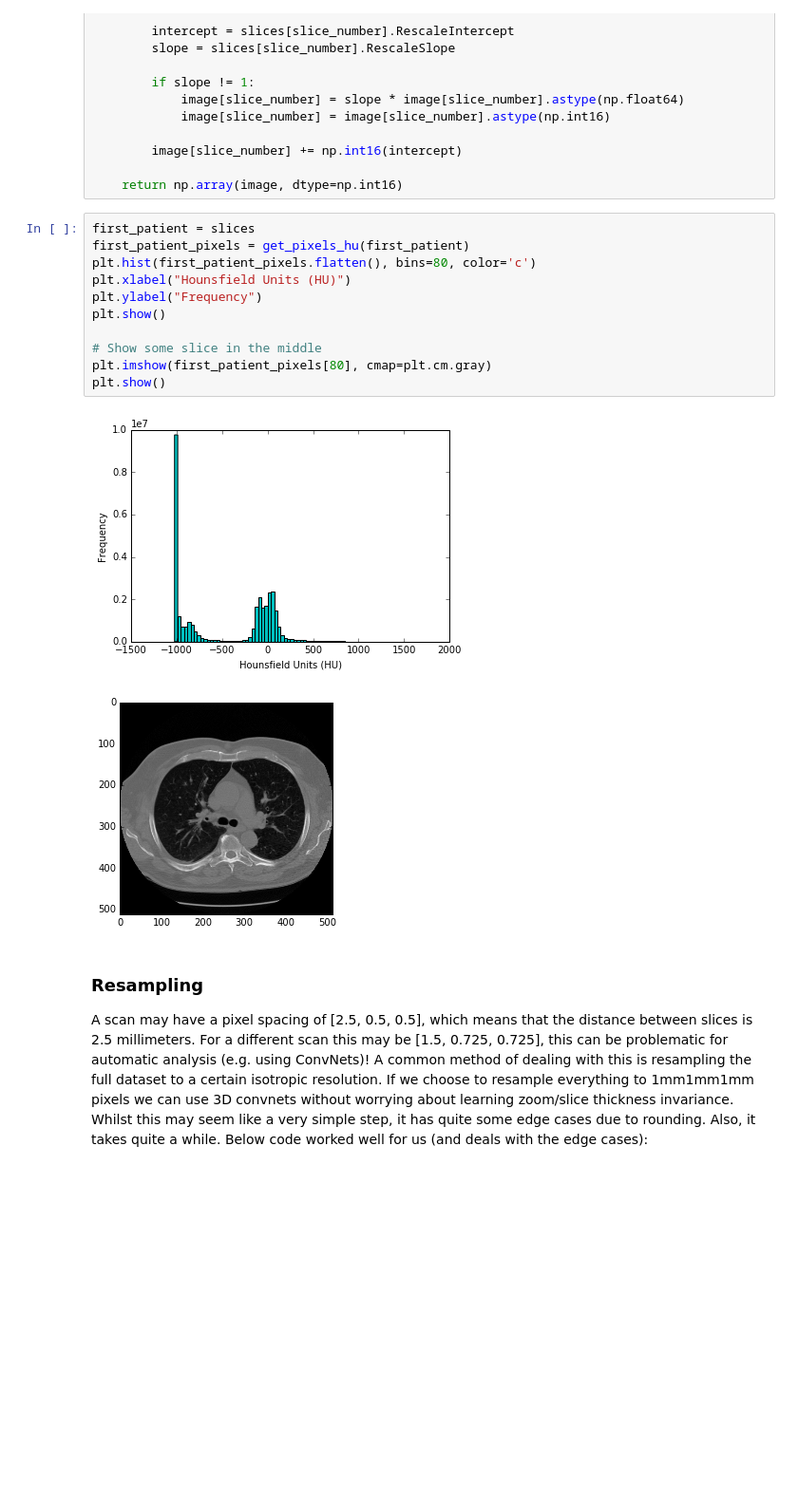
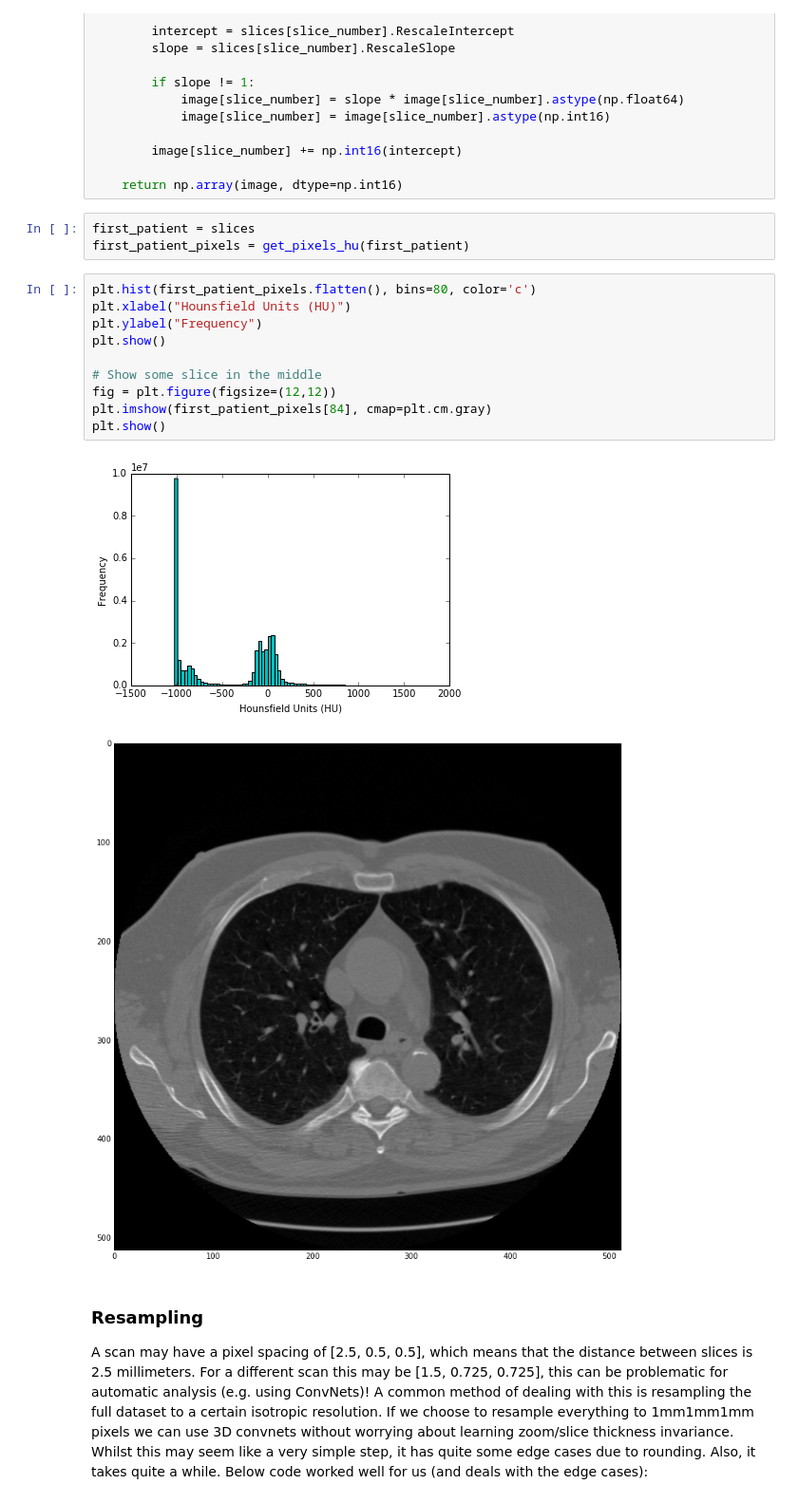
Before and after one commit to mzaradzki/health-data, a Jupyter notebook: dicom_test1.ipynb, the cells around one changed output. Shown at 95% size. Drawn from its saved outputs; the diff is of its cells as text; blank space fills up the shorter version.

```diff
--- a/dicom_test1.ipynb
+++ b/dicom_test1.ipynb
@@ -179,20 +180,22 @@ def get_pixels_hu(slices):
         image[slice_number] += np.int16(intercept)
 
     return np.array(image, dtype=np.int16)
+# %%
+first_patient = slices
+first_patient_pixels = get_pixels_hu(first_patient)
 # %%
-first_patient = slices
-first_patient_pixels = get_pixels_hu(first_patient)
 plt.hist(first_patient_pixels.flatten(), bins=80, color='c')
 plt.xlabel("Hounsfield Units (HU)")
 plt.ylabel("Frequency")
 plt.show()
 
 # Show some slice in the middle
-plt.imshow(first_patient_pixels[80], cmap=plt.cm.gray)
+fig = plt.figure(figsize=(12,12))
+plt.imshow(first_patient_pixels[84], cmap=plt.cm.gray)
 plt.show()
 # %% [output]
 [figure]
-[figure, old version]
+[figure, new version]
 # %% [markdown]
 ### Resampling
 A scan may have a pixel spacing of [2.5, 0.5, 0.5], which means that the distance between slices is 2.5 millimeters. For a different scan this may be [1.5, 0.725, 0.725], this can be problematic for automatic analysis (e.g. using ConvNets)!
```
Also changed, not shown: parts of 7 cells of this notebook.
